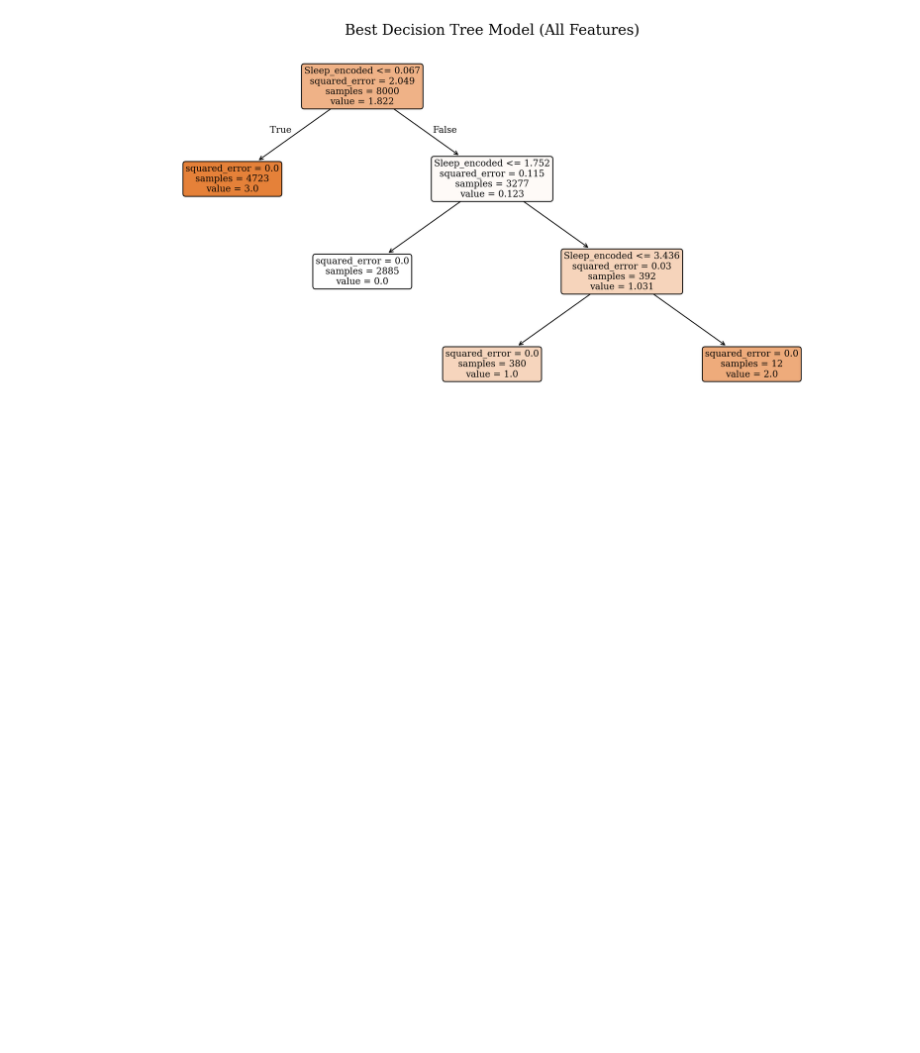
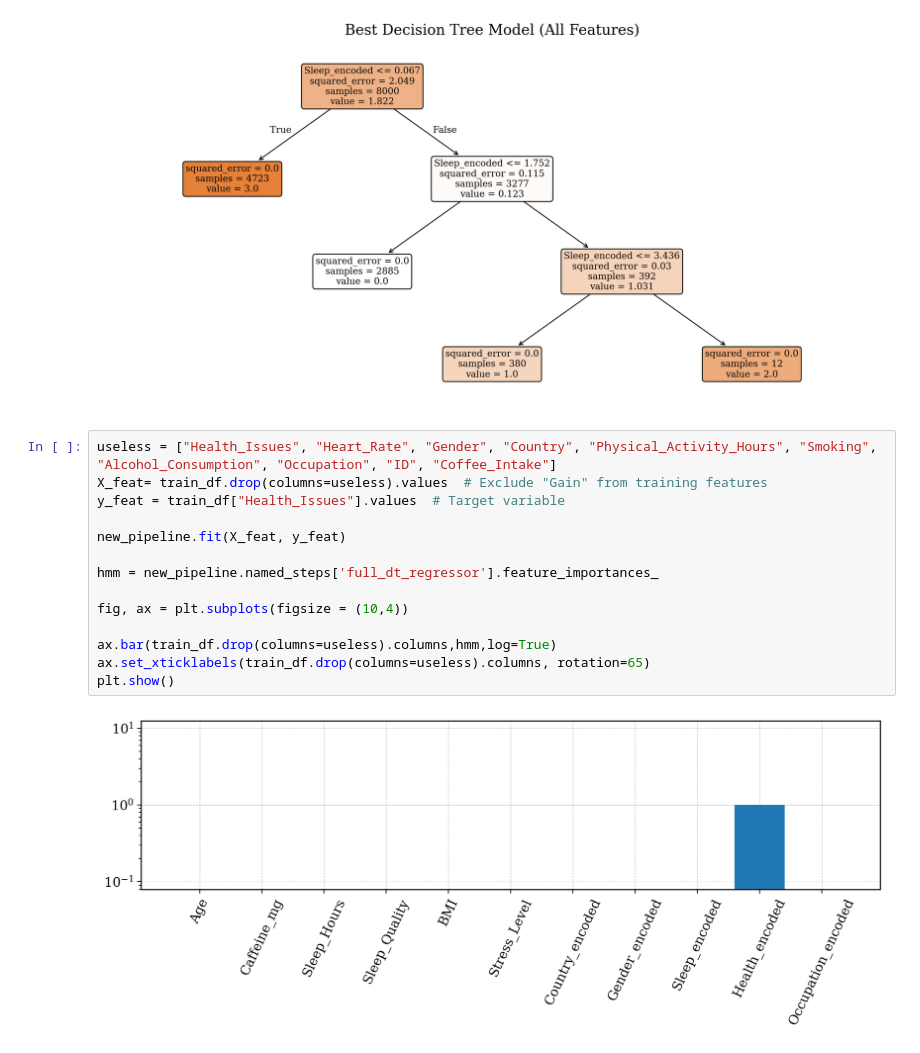
Before and after one commit to RicemanBoy/ML-supervised-project, a Jupyter notebook: dustins_notebook.ipynb, the cells around one changed output. Saved outputs shown, nothing was run; the diff lists cells and outputs as text; blank space fills up the shorter version.

```diff
--- a/dustins_notebook.ipynb
+++ b/dustins_notebook.ipynb
@@ -257,3 +257,19 @@ Cross-Validated R2-Scores: [1.         1.         1.         0.99717322 1.
  1.         1.         1.         1.        ]
 Average Cross-Validated R2: 0.9997
 [figure]
+# %%
+useless = ["Health_Issues", "Heart_Rate", "Gender", "Country", "Physical_Activity_Hours", "Smoking", "Alcohol_Consumption", "Occupation", "ID", "Coffee_Intake"]
+X_feat= train_df.drop(columns=useless).values  # Exclude "Gain" from training features
+y_feat = train_df["Health_Issues"].values  # Target variable
+
+new_pipeline.fit(X_feat, y_feat)
+
+hmm = new_pipeline.named_steps['full_dt_regressor'].feature_importances_
+
+fig, ax = plt.subplots(figsize = (10,4))
+
+ax.bar(train_df.drop(columns=useless).columns,hmm,log=True)
+ax.set_xticklabels(train_df.drop(columns=useless).columns, rotation=65)
+plt.show()
+# %% [output]
+[figure, added]
```
